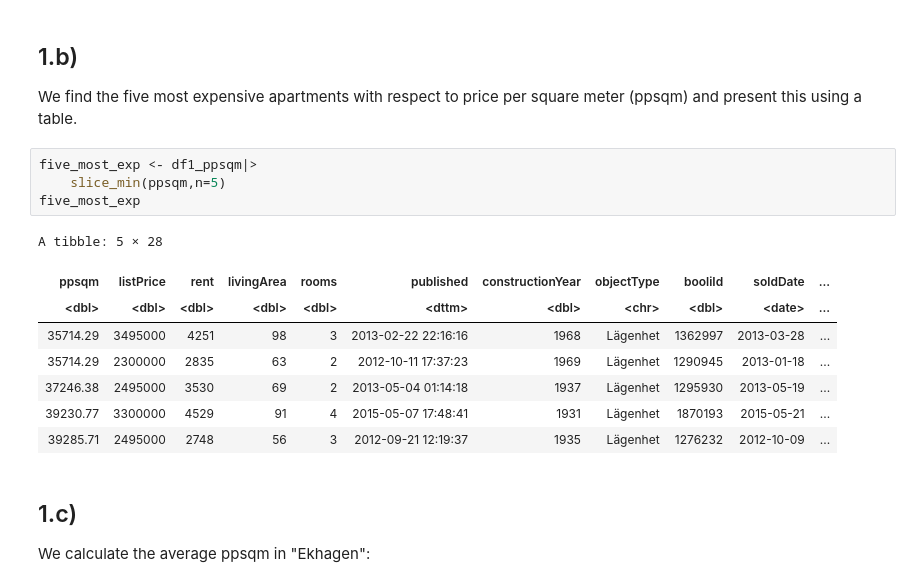
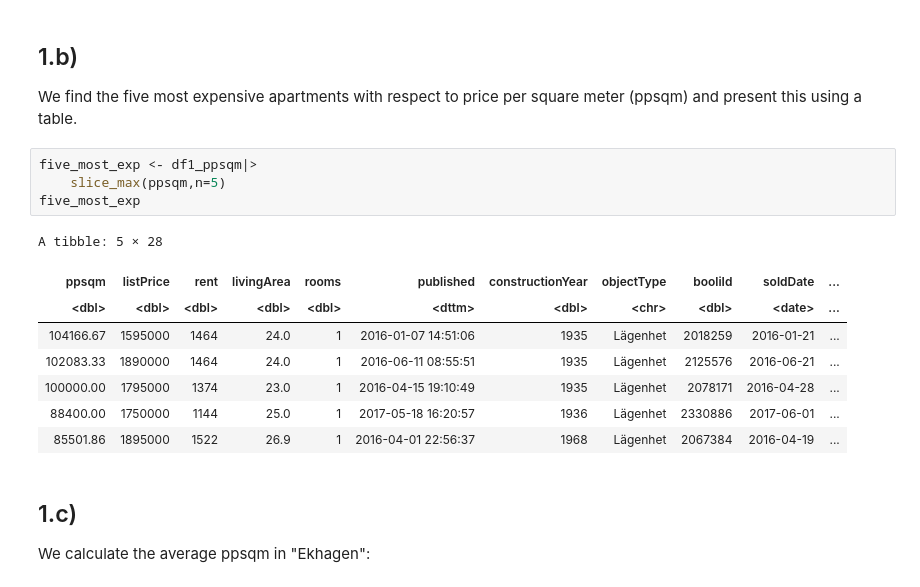
Before and after one commit to ElisRislund/su-mt4007, a Jupyter notebook: HW2/HW2.ipynb, the cells around one changed output. Saved outputs shown, nothing was run; the diff lists cells and outputs as text.

```diff
--- a/HW2/HW2.ipynb
+++ b/HW2/HW2.ipynb
@@ -43,17 +23,17 @@ A tibble: 158 × 28
 We find the five most expensive apartments with respect to price per square meter (ppsqm) and present this using a table.
 # %%
 five_most_exp <- df1_ppsqm|>
-    slice_min(ppsqm,n=5)
+    slice_max(ppsqm,n=5)
 five_most_exp
 # %% [output]
 A tibble: 5 × 28
 | ppsqm | listPrice | rent | livingArea | rooms | published | constructionYear | objectType | booliId | soldDate | ... |
 | <dbl> | <dbl> | <dbl> | <dbl> | <dbl> | <dttm> | <dbl> | <chr> | <dbl> | <date> | ... |
-| 35714.29 | 3495000 | 4251 | 98 | 3 | 2013-02-22 22:16:16 | 1968 | Lägenhet | 1362997 | 2013-03-28 | ... |
-| 35714.29 | 2300000 | 2835 | 63 | 2 | 2012-10-11 17:37:23 | 1969 | Lägenhet | 1290945 | 2013-01-18 | ... |
-| 37246.38 | 2495000 | 3530 | 69 | 2 | 2013-05-04 01:14:18 | 1937 | Lägenhet | 1295930 | 2013-05-19 | ... |
-| 39230.77 | 3300000 | 4529 | 91 | 4 | 2015-05-07 17:48:41 | 1931 | Lägenhet | 1870193 | 2015-05-21 | ... |
-| 39285.71 | 2495000 | 2748 | 56 | 3 | 2012-09-21 12:19:37 | 1935 | Lägenhet | 1276232 | 2012-10-09 | ... |
+| 104166.67 | 1595000 | 1464 | 24.0 | 1 | 2016-01-07 14:51:06 | 1935 | Lägenhet | 2018259 | 2016-01-21 | ... |
+| 102083.33 | 1890000 | 1464 | 24.0 | 1 | 2016-06-11 08:55:51 | 1935 | Lägenhet | 2125576 | 2016-06-21 | ... |
+| 100000.00 | 1795000 | 1374 | 23.0 | 1 | 2016-04-15 19:10:49 | 1935 | Lägenhet | 2078171 | 2016-04-28 | ... |
+| 88400.00 | 1750000 | 1144 | 25.0 | 1 | 2017-05-18 16:20:57 | 1936 | Lägenhet | 2330886 | 2017-06-01 | ... |
+| 85501.86 | 1895000 | 1522 | 26.9 | 1 | 2016-04-01 22:56:37 | 1968 | Lägenhet | 2067384 | 2016-04-19 | ... |
 # %% [markdown]
 ## 1.c)
 
```
Also changed, not shown: parts of 1 cell of this notebook, 3 other files.
